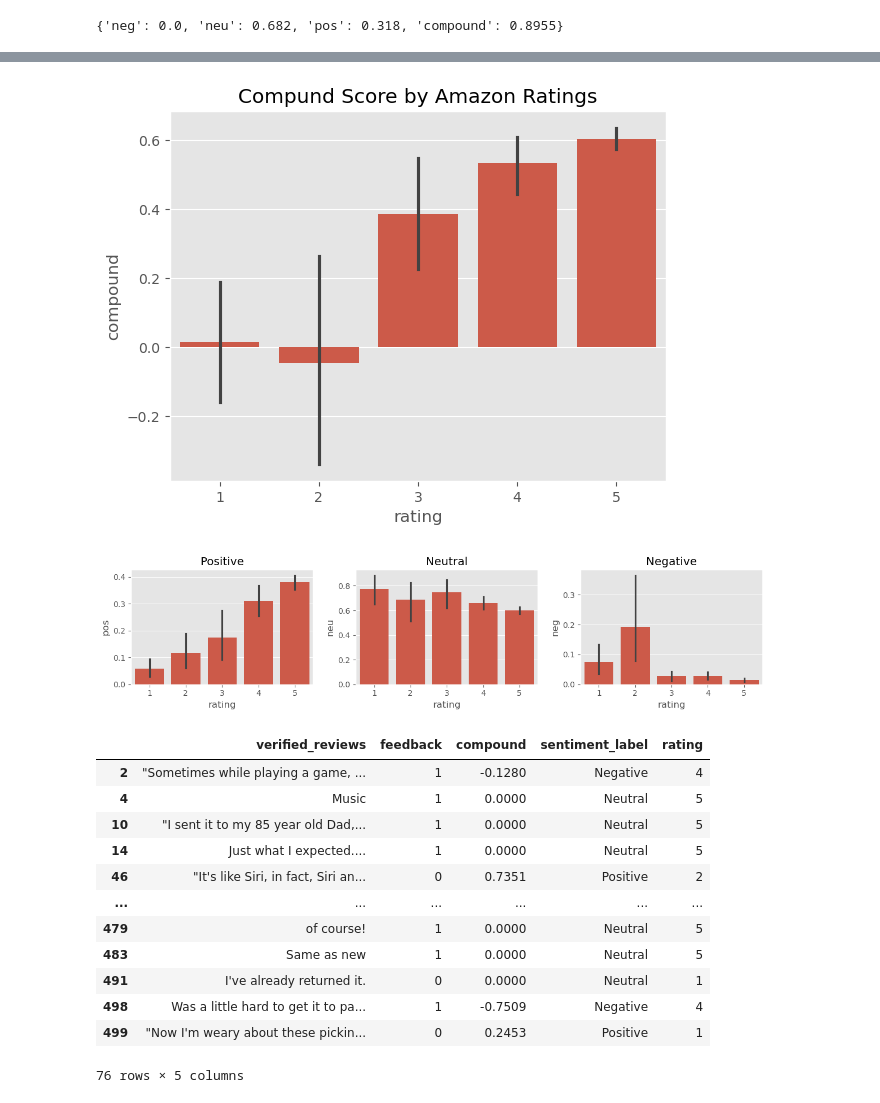
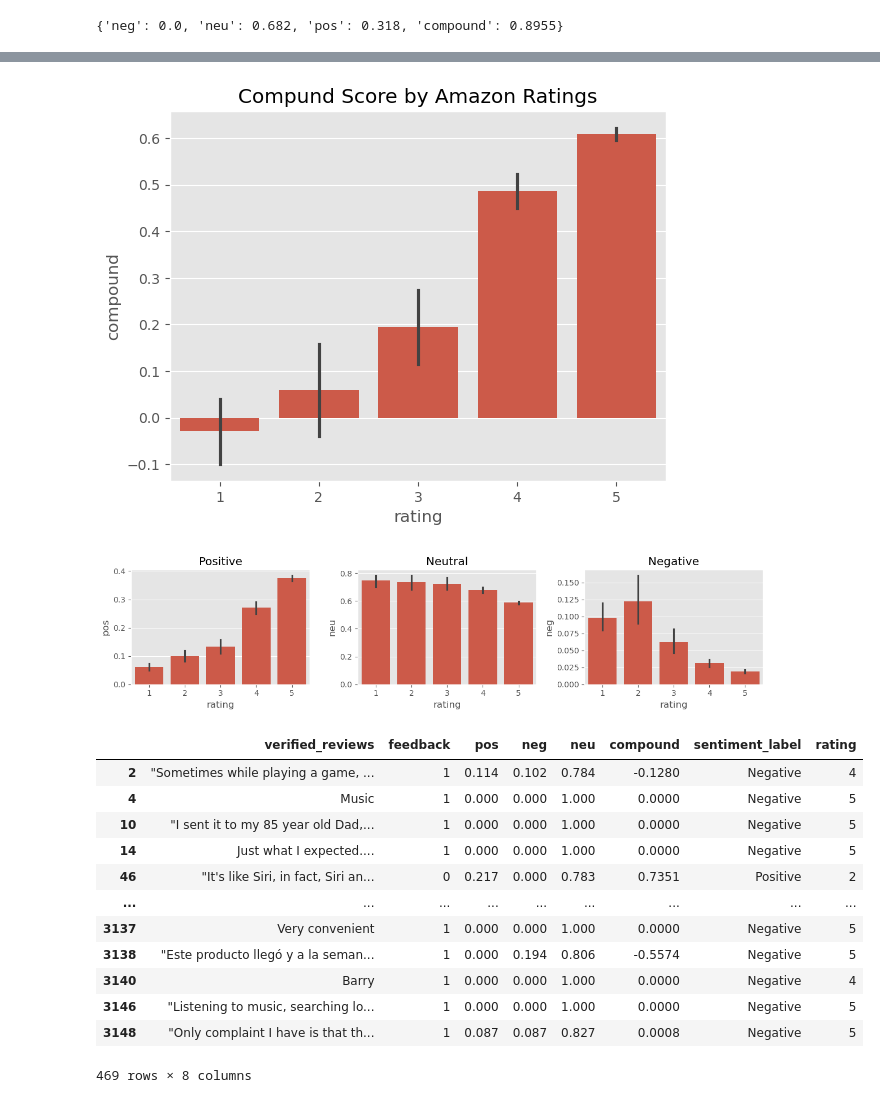
Before and after one commit to Govind-Data/Sentiment-Analysis, a Jupyter notebook: AZ_Reviews_VADER.ipynb, the cells around one changed output, grey strips where cells are left out. Cells and saved outputs as stored; diff of their text form; code cells hidden in the pictures.

```diff
--- a/AZ_Reviews_VADER.ipynb
+++ b/AZ_Reviews_VADER.ipynb
@@ -11,8 +11,6 @@ import nltk
 # Read in data
 df = pd.read_csv('amazon_alexa.tsv',delimiter='\t',quoting=3)
 print(df.shape)
-df = df.head(500)
-print(df.shape)
 df.head()
 # %% [output]
 (3150, 5)
@@ -144,7 +156,7 @@ ax = sns.barplot(data=df, x='rating', y='compound')
 ax.set_title('Compund Score by Amazon Ratings')
 plt.show()
 # %% [output]
-[figure, old version]
+[figure, new version]
 # %%
 fig, axs = plt.subplots(1, 3, figsize=(12, 3))
 sns.barplot(data=df, x='rating', y='pos', ax=axs[0])
@@ -156,12 +168,12 @@ axs[2].set_title('Negative')
 plt.tight_layout()
 plt.show()
 # %% [output]
-[figure, old version]
+[figure, new version]
 # %%
 def sentiment_label(compound_score):
-    if compound_score >= 0.05:
+    if compound_score >= 0.04:
         return 'Positive'
-    elif compound_score <= -0.05:
+    elif compound_score <= 0.01:
         return 'Negative'
     else:
         return 'Neutral'
@@ -170,31 +182,33 @@ df['sentiment_label'] = df['compound'].apply(sentiment_label)
 # %%
 def tag_mismatch(row):
     if row['rating'] in [1, 2] and row['sentiment_label'] == 'Positive':
         return True
     elif row['rating'] in [4, 5] and row['sentiment_label'] == 'Negative':
         return True
     elif row['sentiment_label'] == 'Neutral' and row['rating'] != 3:
         return True
     else:
         return False
 
 df['mismatch'] = df.apply(tag_mismatch, axis=1)
 
-df[df['mismatch']][['verified_reviews', 'feedback', 'compound', 'sentiment_label','rating']]
+pd.set_option('display.max_colwidth', None)
+
+df[df['mismatch']][['verified_reviews', 'feedback', 'pos','neg','neu','compound', 'sentiment_label','rating']]
 # %% [output]
-|  | verified_reviews | feedback | compound | sentiment_label | rating |
-| 2 | "Sometimes while playing a game, ... | 1 | -0.1280 | Negative | 4 |
-| 4 | Music | 1 | 0.0000 | Neutral | 5 |
-| 10 | "I sent it to my 85 year old Dad,... | 1 | 0.0000 | Neutral | 5 |
-| 14 | Just what I expected.... | 1 | 0.0000 | Neutral | 5 |
-| 46 | "It's like Siri, in fact, Siri an... | 0 | 0.7351 | Positive | 2 |
-| ... | ... | ... | ... | ... | ... |
-| 479 | of course! | 1 | 0.0000 | Neutral | 5 |
-| 483 | Same as new | 1 | 0.0000 | Neutral | 5 |
-| 491 | I've already returned it. | 0 | 0.0000 | Neutral | 1 |
-| 498 | Was a little hard to get it to pa... | 1 | -0.7509 | Negative | 4 |
-| 499 | "Now I'm weary about these pickin... | 0 | 0.2453 | Positive | 1 |
+|  | verified_reviews | feedback | pos | neg | neu | compound | sentiment_label | rating |
+| 2 | "Sometimes while playing a game, ... | 1 | 0.114 | 0.102 | 0.784 | -0.1280 | Negative | 4 |
+| 4 | Music | 1 | 0.000 | 0.000 | 1.000 | 0.0000 | Negative | 5 |
+| 10 | "I sent it to my 85 year old Dad,... | 1 | 0.000 | 0.000 | 1.000 | 0.0000 | Negative | 5 |
+| 14 | Just what I expected.... | 1 | 0.000 | 0.000 | 1.000 | 0.0000 | Negative | 5 |
+| 46 | "It's like Siri, in fact, Siri an... | 0 | 0.217 | 0.000 | 0.783 | 0.7351 | Positive | 2 |
+| ... | ... | ... | ... | ... | ... | ... | ... | ... |
+| 3137 | Very convenient | 1 | 0.000 | 0.000 | 1.000 | 0.0000 | Negative | 5 |
+| 3138 | "Este producto llegó y a la seman... | 1 | 0.000 | 0.194 | 0.806 | -0.5574 | Negative | 5 |
+| 3140 | Barry | 1 | 0.000 | 0.000 | 1.000 | 0.0000 | Negative | 4 |
+| 3146 | "Listening to music, searching lo... | 1 | 0.000 | 0.000 | 1.000 | 0.0000 | Negative | 5 |
+| 3148 | "Only complaint I have is that th... | 1 | 0.087 | 0.087 | 0.827 | 0.0008 | Negative | 5 |
-76 rows × 5 columns
+469 rows × 8 columns
 # %%
 # Filter mismatched rows
 mismatch_df = df[df['mismatch']]
```
Also changed, not shown: parts of 5 cells of this notebook, 2 other files.
